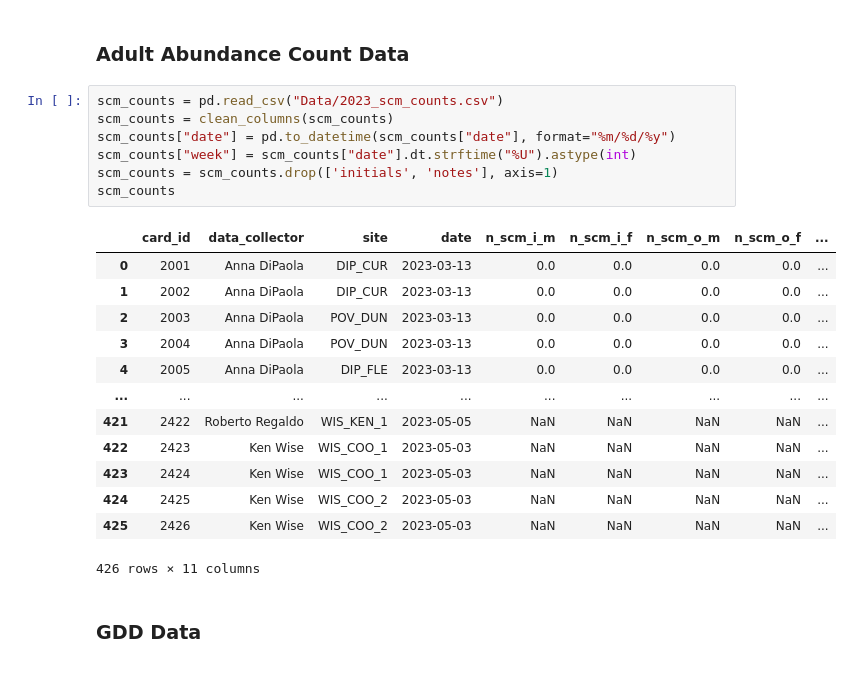
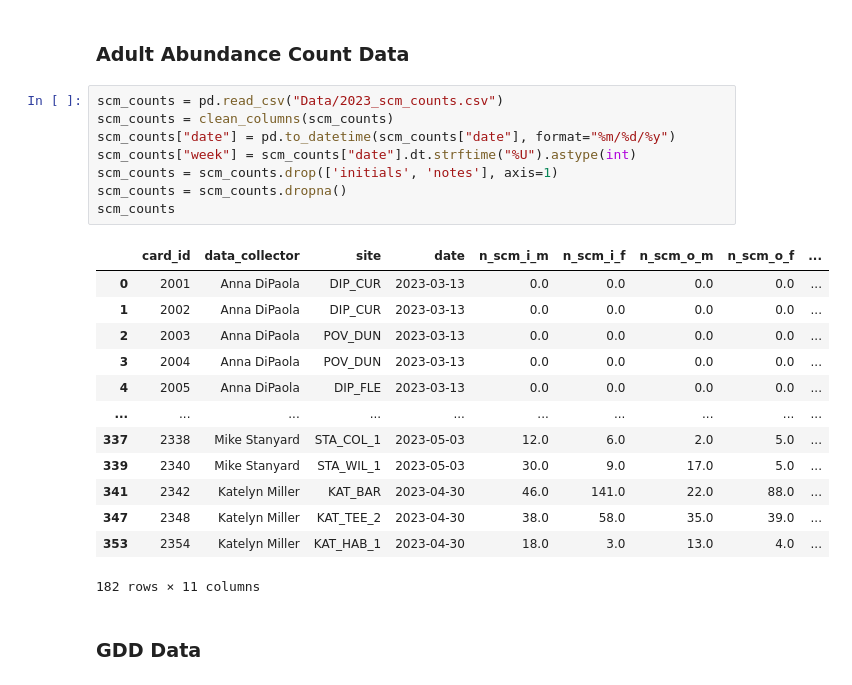
Before and after one commit to chloecho31/cornell, a Jupyter notebook: SCM/2023/2023_scm_data_cleaning.ipynb, the cells around one changed output. Cells and saved outputs as stored; diff of their text form.

```diff
--- a/SCM/2023/2023_scm_analysis.ipynb
+++ b/SCM/2023/2023_scm_data_cleaning.ipynb
@@ -335,24 +335,25 @@ np.mean(early_planting_temps["range"])
 # %%
 scm_counts = pd.read_csv("Data/2023_scm_counts.csv")
 scm_counts = clean_columns(scm_counts)
 scm_counts["date"] = pd.to_datetime(scm_counts["date"], format="%m/%d/%y")
 scm_counts["week"] = scm_counts["date"].dt.strftime("%U").astype(int)
 scm_counts = scm_counts.drop(['initials', 'notes'], axis=1)
+scm_counts = scm_counts.dropna()
 scm_counts
 # %% [output]
 |  | card_id | data_collector | site | date | n_scm_i_m | n_scm_i_f | n_scm_o_m | n_scm_o_f | ... |
 | 0 | 2001 | Anna DiPaola | DIP_CUR | 2023-03-13 | 0.0 | 0.0 | 0.0 | 0.0 | ... |
 | 1 | 2002 | Anna DiPaola | DIP_CUR | 2023-03-13 | 0.0 | 0.0 | 0.0 | 0.0 | ... |
 | 2 | 2003 | Anna DiPaola | POV_DUN | 2023-03-13 | 0.0 | 0.0 | 0.0 | 0.0 | ... |
 | 3 | 2004 | Anna DiPaola | POV_DUN | 2023-03-13 | 0.0 | 0.0 | 0.0 | 0.0 | ... |
 | 4 | 2005 | Anna DiPaola | DIP_FLE | 2023-03-13 | 0.0 | 0.0 | 0.0 | 0.0 | ... |
 | ... | ... | ... | ... | ... | ... | ... | ... | ... | ... |
-| 421 | 2422 | Roberto Regaldo | WIS_KEN_1 | 2023-05-05 | NaN | NaN | NaN | NaN | ... |
-| 422 | 2423 | Ken Wise | WIS_COO_1 | 2023-05-03 | NaN | NaN | NaN | NaN | ... |
-| 423 | 2424 | Ken Wise | WIS_COO_1 | 2023-05-03 | NaN | NaN | NaN | NaN | ... |
-| 424 | 2425 | Ken Wise | WIS_COO_2 | 2023-05-03 | NaN | NaN | NaN | NaN | ... |
-| 425 | 2426 | Ken Wise | WIS_COO_2 | 2023-05-03 | NaN | NaN | NaN | NaN | ... |
+| 337 | 2338 | Mike Stanyard | STA_COL_1 | 2023-05-03 | 12.0 | 6.0 | 2.0 | 5.0 | ... |
+| 339 | 2340 | Mike Stanyard | STA_WIL_1 | 2023-05-03 | 30.0 | 9.0 | 17.0 | 5.0 | ... |
+| 341 | 2342 | Katelyn Miller | KAT_BAR | 2023-04-30 | 46.0 | 141.0 | 22.0 | 88.0 | ... |
+| 347 | 2348 | Katelyn Miller | KAT_TEE_2 | 2023-04-30 | 38.0 | 58.0 | 35.0 | 39.0 | ... |
+| 353 | 2354 | Katelyn Miller | KAT_HAB_1 | 2023-04-30 | 18.0 | 3.0 | 13.0 | 4.0 | ... |
-426 rows × 11 columns
+182 rows × 11 columns
 # %% [markdown]
 ### GDD Data
 # %%
```
Also changed, not shown: parts of 25 cells of this notebook, 10 other files.
